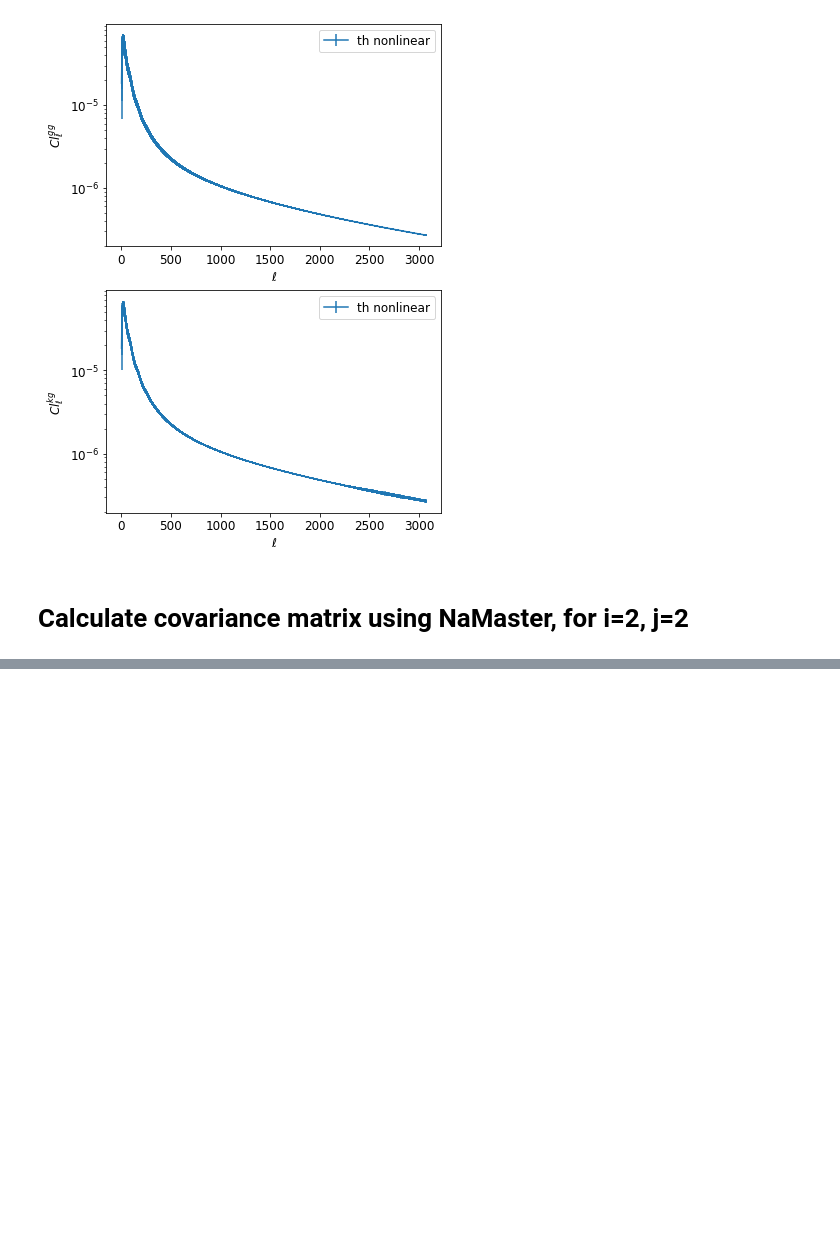
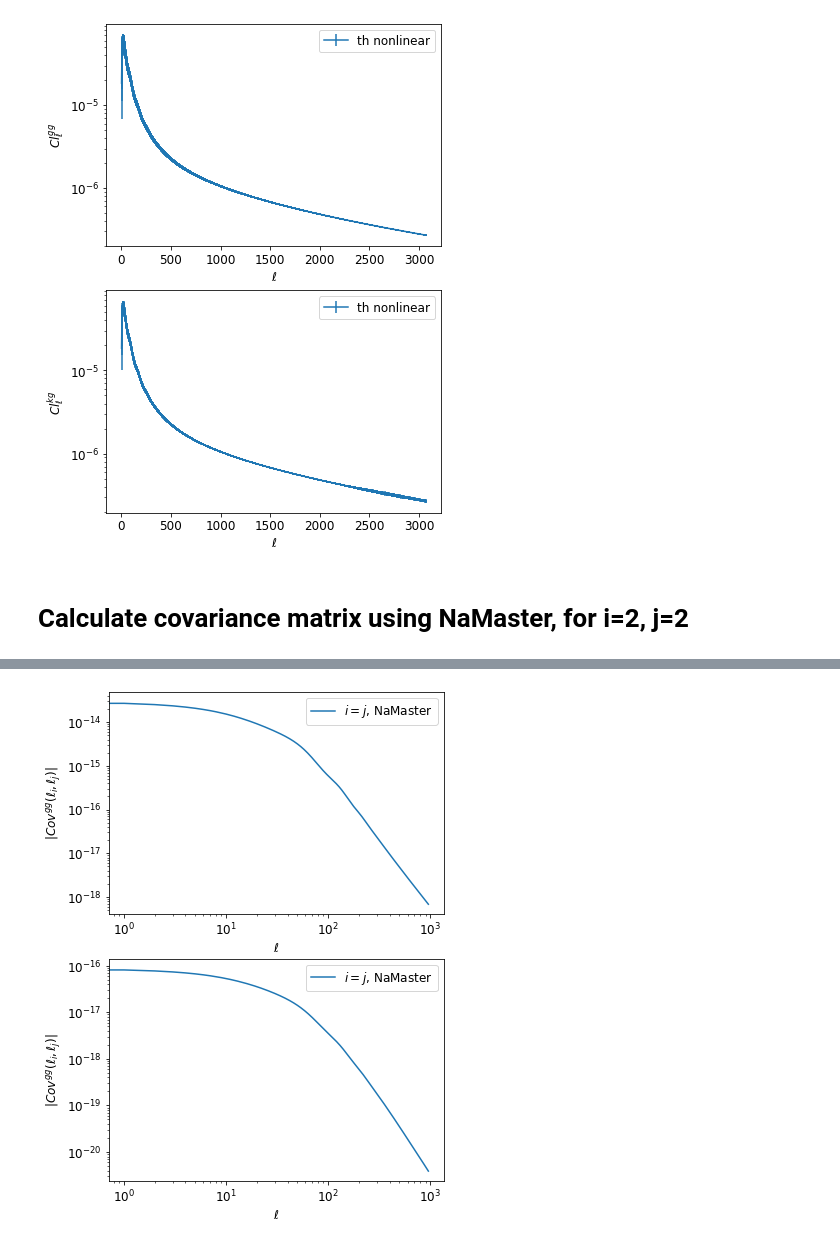
Before and after one commit to catketchup/DES_ACT_test, a Jupyter notebook: th_nonlinear.ipynb, the cells around one changed output, grey strips where cells are left out. Drawn from its saved outputs; the diff is of its cells as text; code cells hidden in the pictures; blank space fills up the shorter version.

```diff
--- a/th_nonlinear.ipynb
+++ b/th_nonlinear.ipynb
@@ -301,0 +292,17 @@ ACT_mask = ACT_mask_enmap.to_healpix(nside=1024)
+# %%
+fig, ax = plt.subplots(2, 1,figsize=(6*1,2*4.5))
+ax[0].plot(np.diag(covar_gg_gg_coupled)[40:1000], label=r'$i=j$, NaMaster')
+ax[0].legend()
+ax[0].set_xlabel(r'$(\ell_{i})$')
+ax[0].set_ylabel(r'$|Cov^{gg}(\ell_{i}, \ell_{j})|$')
+ax[0].set_xscale('log')
+ax[0].set_yscale('log')
+
+ax[1].plot(np.diag(covar_kg_kg_coupled)[40:1000], label=r'$i=j$, NaMaster')
+ax[1].legend()
+ax[1].set_xlabel(r'$\ell$')
+ax[1].set_ylabel(r'$|Cov^{gg}(\ell_{i}, \ell_{j})|$')
+ax[1].set_xscale('log')
+ax[1].set_yscale('log')
+# %% [output]
+[figure, added]
```
Also changed, not shown: parts of 12 cells of this notebook.
